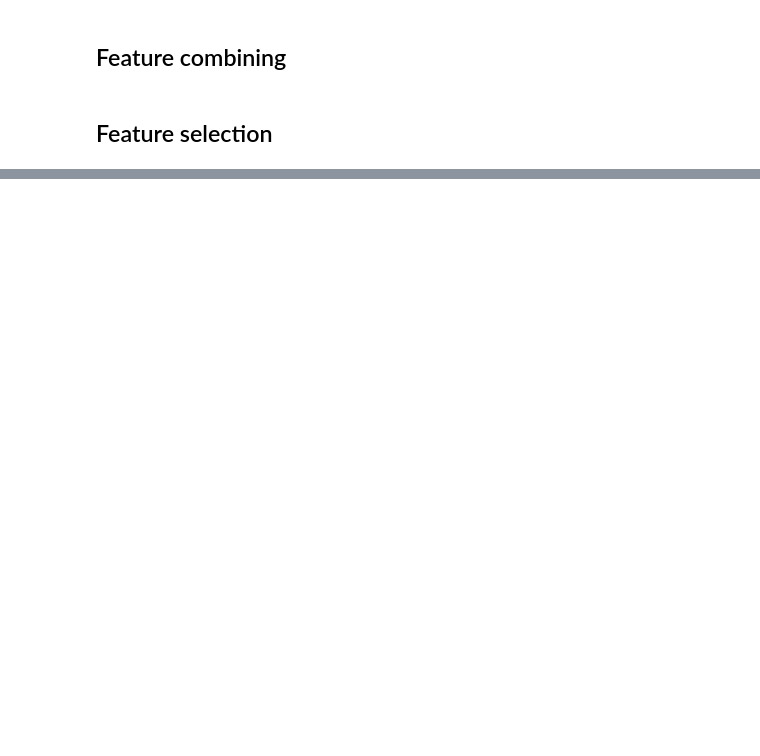
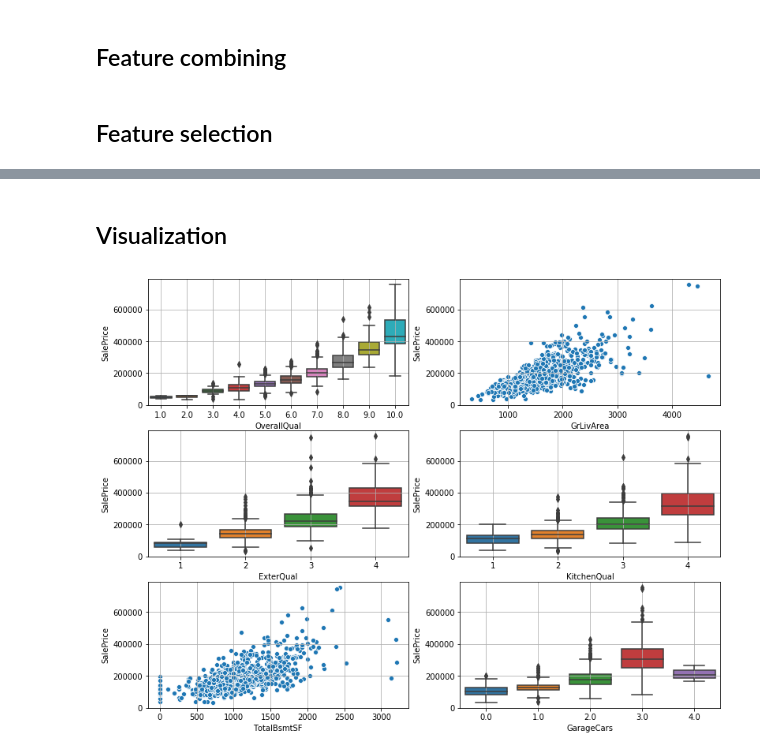
Before and after one commit to yohannjs/AML-2019, a Jupyter notebook: Challenges/House_Pricing/yohann_hpc.ipynb, the cells around one changed output, grey strips where cells are left out. Saved outputs shown, nothing was run; the diff lists cells and outputs as text; code cells hidden in the pictures; blank space fills up the shorter version.

```diff
--- a/Challenges/House_Pricing/yohann_hpc.ipynb
+++ b/Challenges/House_Pricing/yohann_hpc.ipynb
@@ -379,6 +380,5 @@ NameError: name 'correct_known_spelling_errors' is not defined
 ## Feature combining
 # %%
 correctedDF['HouseSF'] = correctedDF['TotalBsmtSF'] + correctedDF['1stFlrSF'] + correctedDF['2ndFlrSF']
-correctedDF.drop(['TotalBsmtSF', '1stFlrSF', '2ndFlrSF'], axis=1, inplace=True)
 # %% [markdown]
 ## Feature selection
@@ -580,0 +446,31 @@ ValueError: Input contains NaN, infinity or a value too large for dtype('float32
+# %% [markdown]
+## Visualization
+# %%
+toPlot = correctedDF[['OverallQual','GrLivArea','ExterQual','KitchenQual','TotalBsmtSF','GarageCars','SalePrice']].copy()
+
+plt.figure(figsize=(13,10))
+plt.subplot(321)
+sns.boxplot(data=correctedDF, x='OverallQual', y='SalePrice')
+plt.grid()
+
+plt.subplot(322)
+sns.scatterplot(data=correctedDF, x='GrLivArea', y='SalePrice')
+plt.grid()
+
+plt.subplot(323)
+sns.boxplot(data=correctedDF, x='ExterQual', y='SalePrice')
+plt.grid()
+
+plt.subplot(324)
+sns.boxplot(data=correctedDF, x='KitchenQual', y='SalePrice')
+plt.grid()
+
+plt.subplot(325)
+sns.scatterplot(data=correctedDF, x='TotalBsmtSF', y='SalePrice')
+plt.grid()
+
+plt.subplot(326)
+sns.boxplot(data=correctedDF, x='GarageCars', y='SalePrice')
+plt.grid()
+# %% [output]
+[figure, added]
```
Also changed, not shown: parts of 16 cells of this notebook.
